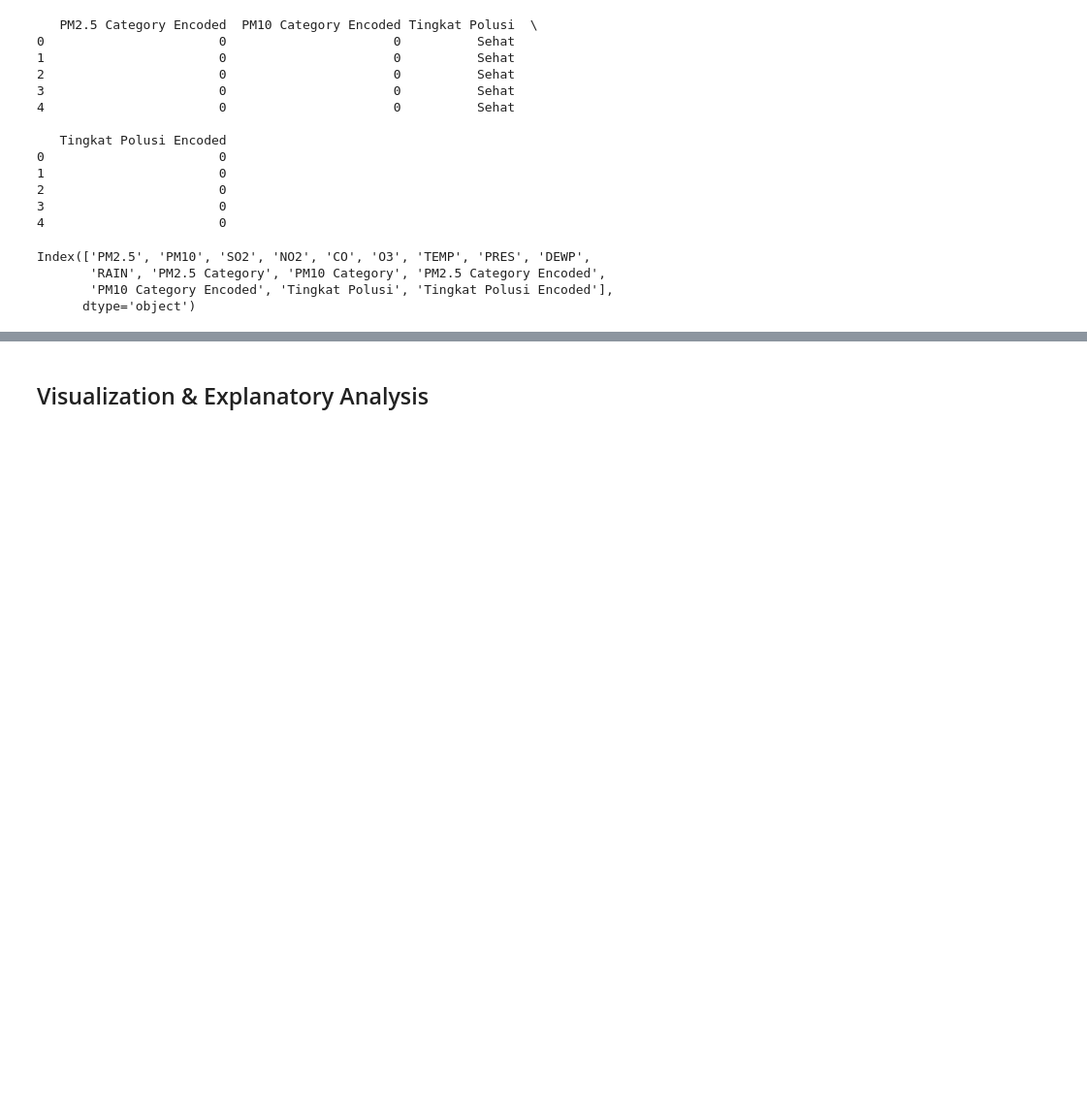
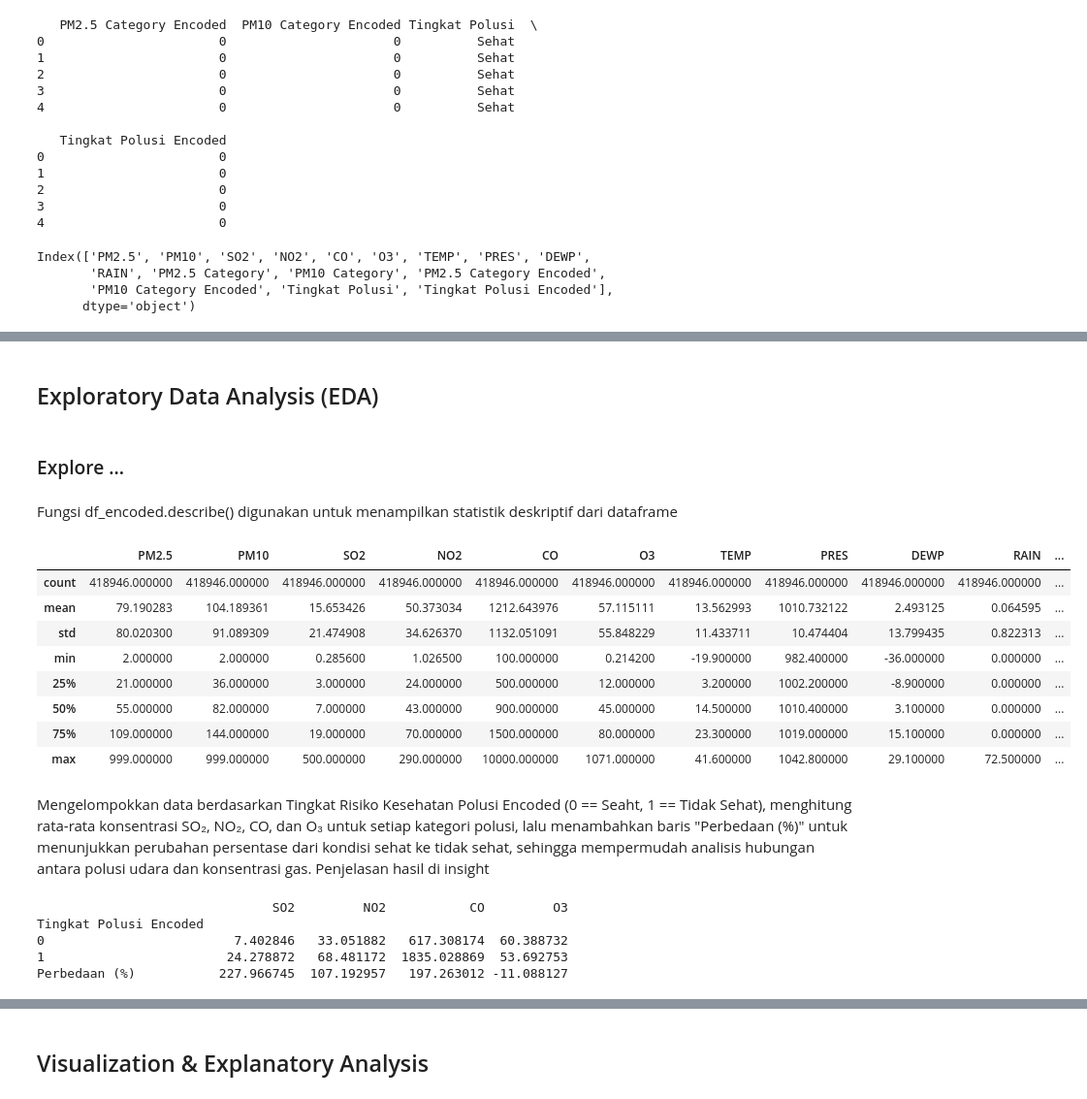
Before and after one commit to knpa723/-Proyek-Analisis-Data-Coding-Camp-2025-Air-quality-dataset_Muhammad-Zidan-Rizki-Zulfazli, a Jupyter notebook: notebook.ipynb, the cells around one changed output, grey strips where cells are left out. Shown at 97% size. Cells and saved outputs as stored; diff of their text form; code cells hidden in the pictures; blank space fills up the shorter version.

```diff
--- a/notebook.ipynb
+++ b/notebook.ipynb
@@ -622,0 +590,39 @@ else:
+# %% [markdown]
+## Exploratory Data Analysis (EDA)
+# %% [markdown]
+### Explore ...
+# %% [markdown]
+Fungsi df_encoded.describe() digunakan untuk menampilkan statistik deskriptif dari dataframe
+# %%
+df_encoded.describe()
+# %% [output]
+|  | PM2.5 | PM10 | SO2 | NO2 | CO | O3 | TEMP | PRES | DEWP | RAIN | ... |
+| count | 418946.000000 | 418946.000000 | 418946.000000 | 418946.000000 | 418946.000000 | 418946.000000 | 418946.000000 | 418946.000000 | 418946.000000 | 418946.000000 | ... |
+| mean | 79.190283 | 104.189361 | 15.653426 | 50.373034 | 1212.643976 | 57.115111 | 13.562993 | 1010.732122 | 2.493125 | 0.064595 | ... |
+| std | 80.020300 | 91.089309 | 21.474908 | 34.626370 | 1132.051091 | 55.848229 | 11.433711 | 10.474404 | 13.799435 | 0.822313 | ... |
+| min | 2.000000 | 2.000000 | 0.285600 | 1.026500 | 100.000000 | 0.214200 | -19.900000 | 982.400000 | -36.000000 | 0.000000 | ... |
+| 25% | 21.000000 | 36.000000 | 3.000000 | 24.000000 | 500.000000 | 12.000000 | 3.200000 | 1002.200000 | -8.900000 | 0.000000 | ... |
+| 50% | 55.000000 | 82.000000 | 7.000000 | 43.000000 | 900.000000 | 45.000000 | 14.500000 | 1010.400000 | 3.100000 | 0.000000 | ... |
+| 75% | 109.000000 | 144.000000 | 19.000000 | 70.000000 | 1500.000000 | 80.000000 | 23.300000 | 1019.000000 | 15.100000 | 0.000000 | ... |
+| max | 999.000000 | 999.000000 | 500.000000 | 290.000000 | 10000.000000 | 1071.000000 | 41.600000 | 1042.800000 | 29.100000 | 72.500000 | ... |
+# %% [markdown]
+Mengelompokkan data berdasarkan Tingkat Risiko Kesehatan Polusi Encoded (0 == Seaht, 1 == Tidak Sehat), menghitung rata-rata konsentrasi SO₂, NO₂, CO, dan O₃ untuk setiap kategori polusi, lalu menambahkan baris "Perbedaan (%)" untuk menunjukkan perubahan persentase dari kondisi sehat ke tidak sehat, sehingga mempermudah analisis hubungan antara polusi udara dan konsentrasi gas. Penjelasan hasil di insight
+# %%
+comparison_df = df_encoded.groupby("Tingkat Polusi Encoded").agg({
+    "SO2": "mean",
+    "NO2": "mean",
+    "CO": "mean",
+    "O3": "mean"
+})
+
+comparison_df.loc["Perbedaan (%)"] = (
+    (comparison_df.loc[1] - comparison_df.loc[0]) / comparison_df.loc[0] * 100
+)
+
+print(comparison_df)
+# %% [output]
+                               SO2         NO2           CO         O3
+Tingkat Polusi Encoded
+0                         7.402846   33.051882   617.308174  60.388732
+1                        24.278872   68.481172  1835.028869  53.692753
+Perbedaan (%)           227.966745  107.192957   197.263012 -11.088127
```
Also changed, not shown: parts of 38 cells of this notebook.
